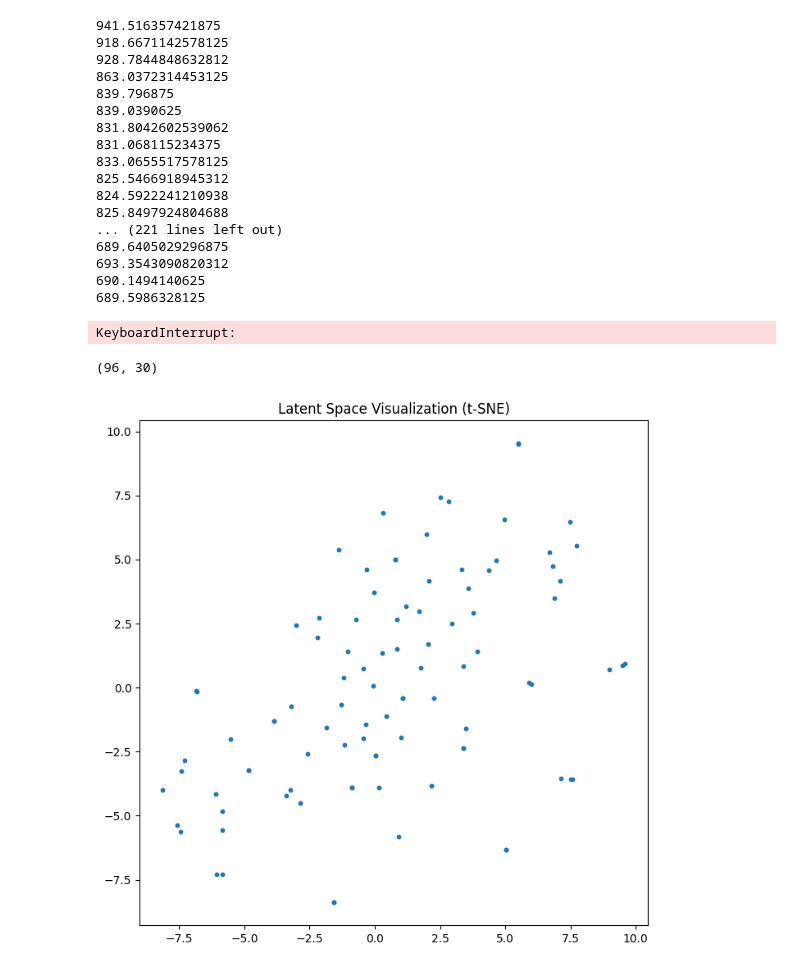
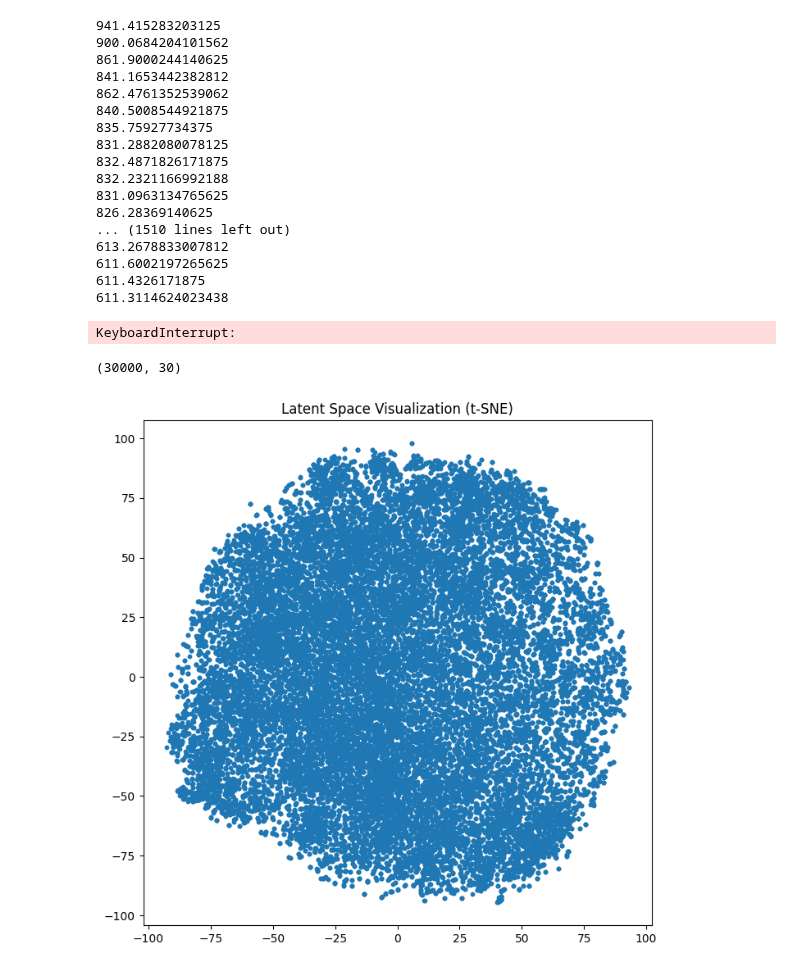
Before and after one commit to elenaquei/BioML, a Jupyter notebook: GAE.ipynb, the cells around one changed output. Cells and saved outputs as stored; diff of their text form; code cells hidden in the pictures.

```diff
--- a/GAE.ipynb
+++ b/GAE.ipynb
@@ -59,12 +59,6 @@ class MLPDecoder(torch.nn.Module):
         )
 
     def forward(self, z, edge_index):
-        """
-        z: Node embeddings of shape (num_nodes, embedding_dim)
-
-        Returns:
-        adj_pred: Predicted adjacency matrix of shape (num_nodes, num_nodes)
-        """
         # Extract source and target node embeddings based on edge_index
         src_nodes = z[edge_index[0]]  # Shape: (num_edges, embedding_dim)
         tgt_nodes = z[edge_index[1]]  # Shape: (num_edges, embedding_dim)
@@ -126,39 +120,52 @@ for data in dataset_train:
 
     print(recon)
 # %% [output]
-941.516357421875
-918.6671142578125
-928.7844848632812
-863.0372314453125
-839.796875
-839.0390625
-831.8042602539062
-831.068115234375
-833.0655517578125
-825.5466918945312
-824.5922241210938
-825.8497924804688
-... (221 lines left out)
-689.6405029296875
-693.3543090820312
-690.1494140625
-689.5986328125
+941.415283203125
+900.0684204101562
+861.9000244140625
+841.1653442382812
+862.4761352539062
+840.5008544921875
+835.75927734375
+831.2882080078125
+832.4871826171875
+832.2321166992188
+831.0963134765625
+826.28369140625
+... (1510 lines left out)
+613.2678833007812
+611.6002197265625
+611.4326171875
+611.3114624023438
 KeyboardInterrupt:
 # %%
 from sklearn.manifold import TSNE
 import matplotlib.pyplot as plt
 
+latent_embeddings =  torch.tensor(1)
+
+for data in loader:
+        data = data.to(device)
+        z = model.encode(data, data.edge_index)
+
+        with torch.no_grad():
+            if len(latent_embeddings.shape) == 0:
+                 latent_embeddings = z
+            else:
+                latent_embeddings = torch.cat((latent_embeddings,z))
+
+latent_embeddings = latent_embeddings.cpu().detach().numpy()
 print(latent_embeddings.shape)
 tsne = TSNE(n_components=2, perplexity=30, random_state=42)
 reduced_embeddings = tsne.fit_transform(latent_embeddings)
 
 plt.figure(figsize=(8, 8))
 plt.scatter(reduced_embeddings[:, 0], reduced_embeddings[:, 1], s=10)
 plt.title("Latent Space Visualization (t-SNE)")
 plt.show()
 # %% [output]
-(96, 30)
+(30000, 30)
-[figure, old version]
+[figure, new version]
 # %%
 import matplotlib.pyplot as plt
 
```
Also changed, not shown: parts of 2 cells of this notebook.
